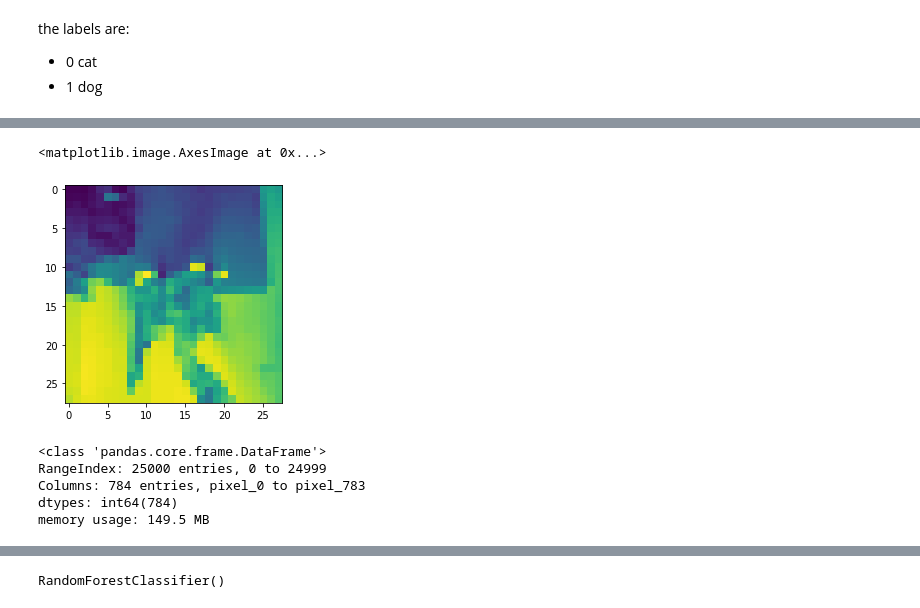
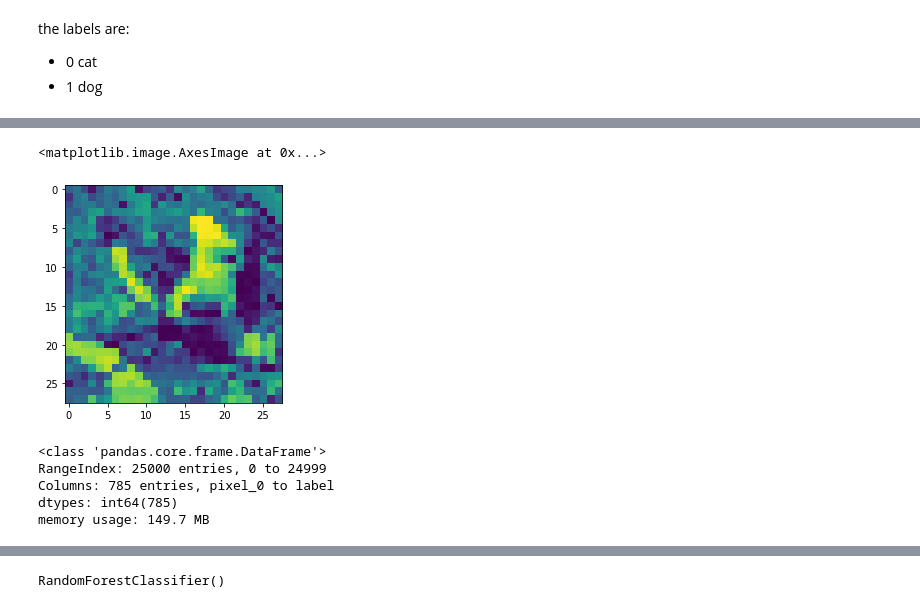
Before and after one commit to or-yitshak/Final-Project-Semester-B, a Jupyter notebook: Cats & Dogs.ipynb, the cells around one changed output, grey strips where cells are left out. Cells and saved outputs as stored; diff of their text form; code cells hidden in the pictures.

```diff
--- a/Cats & Dogs.ipynb
+++ b/Cats & Dogs.ipynb
@@ -48,6 +48,7 @@ cols = []
 for i in range(784):
     cols.append("pixel_"+str(i))
 df = pd.DataFrame(train_data,columns=cols)
+df['label']=train_label
 df.head()
 # %% [output]
 |  | pixel_0 | pixel_1 | pixel_2 | pixel_3 | pixel_4 | pixel_5 | pixel_6 | pixel_7 | pixel_8 | pixel_9 | ... | ... |
@@ -105,0 +61,3 @@ df_double
+# %%
+df_suffled = df.sample(frac=1,random_state=0)
+df_suffled
@@ -121,13 +112,13 @@ some_instance_image = some_instance.reshape(28, 28)
-# %%
-plt.imshow(some_instance_image)
-# %% [output]
-<matplotlib.image.AxesImage at 0x...>
-[figure, removed]
+# %%
+plt.imshow(np.array(train_data.loc[1]).reshape(28,28))
+# %% [output]
+<matplotlib.image.AxesImage at 0x...>
+[figure, added]
 # %%
 df.info()
 # %% [output]
 <class 'pandas.core.frame.DataFrame'>
 RangeIndex: 25000 entries, 0 to 24999
-Columns: 784 entries, pixel_0 to pixel_783
-dtypes: int64(784)
-memory usage: 149.5 MB
+Columns: 785 entries, pixel_0 to label
+dtypes: int64(785)
+memory usage: 149.7 MB
```
Also changed, not shown: parts of 107 cells of this notebook.
